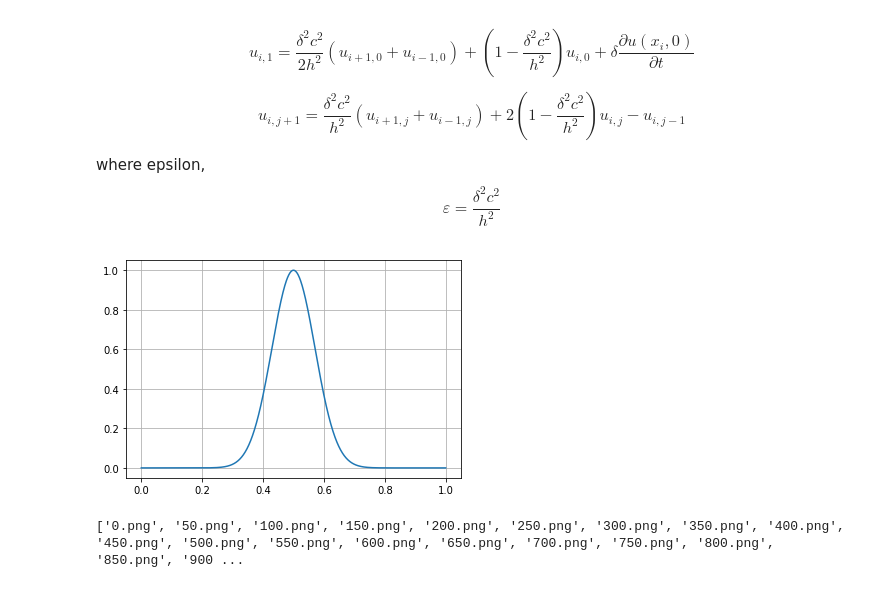
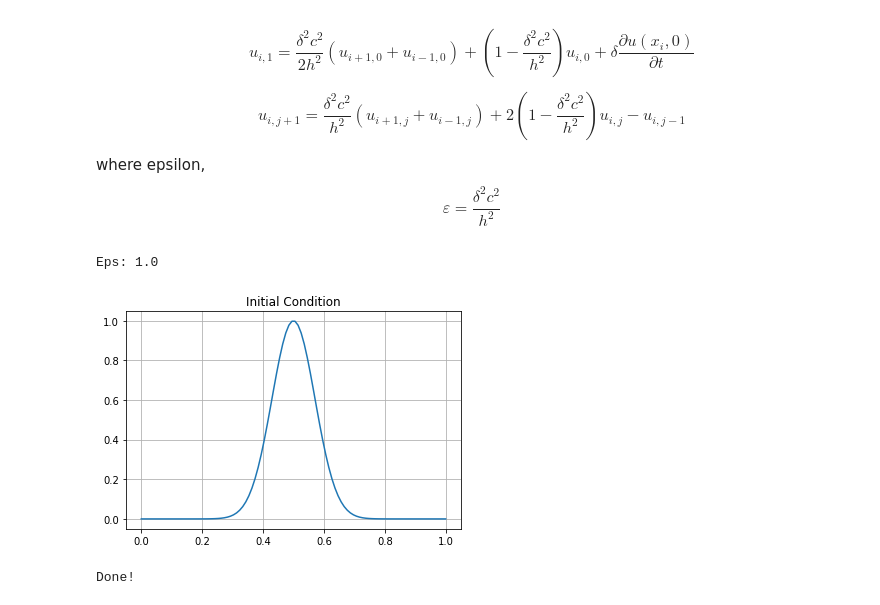
Before and after one commit to narula2000/ssm, a Jupyter notebook: Topic 02 - Partial Differential Equation (PDE)/2.1 Partial Differential Equation (PDE).ipynb, the cells around one changed output. Drawn from its saved outputs; the diff is of its cells as text; code cells hidden in the pictures.

```diff
--- a/Topic 02 - Partial Differential Equation (PDE)/2.1 Partial Differential Equation (PDE).ipynb
+++ b/Topic 02 - Partial Differential Equation (PDE)/2.1 Partial Differential Equation (PDE).ipynb
@@ -168,7 +167,7 @@ L = 1
 
 # Set up an array of ux0
 x = np.linspace(0, 1., num=N+1, endpoint=True)
-Ux0 = np.exp(-100. * (x - 0.5)**2)  # initial value
+Ux0 = np.exp(-100. * (x - 0.5)**2)  # initial value compute t0
 
 # ensuring both ends are fixed at zero
 Ux0[0] = 0
@@ -188,9 +187,9 @@ eps = ((dt*c / dh)**2)  # Calculate epsilon
 Uij = np.zeros(N+1)
 for i in np.linspace(1, N-1, N-1, dtype=int):
     Uij[i] = 0.5 * eps * (Ux0[i+1] + Ux0[i-1]) + \
-        (1. - eps) * (Ux0[i]) + dt * dUx0[i]
+        (1. - eps) * (Ux0[i])
 
-plt.plot(x, Uij)
+plt.plot(x, Ux0)
 plt.grid()
 plt.title("Initial Condition")
 plt.show()
@@ -239,71 +241,81 @@ $${u_{i,j + 1}} = \frac{{{\delta ^2}{c^2}}}{{{h^2}}}\left( {{u_{i + 1,j}} + {u_{
 where epsilon,
 $$ \varepsilon = \frac{\delta ^2 c^2}{h^2} $$
 # %%
-Nt = 10000  # Temporal steps
-Nx = 1000   # Spatial steps
+deltaT = 0.0001
+deltaX = 0.01
 
 tMin = 0
-tMax = 10
+tMax = 1
 
 xMin = 0
 xMax = 1
 
+Nt = int(tMax/deltaT)  # Temporal steps
+Nx = int(xMax/deltaX)  # Spatial steps
+
 t = np.linspace(tMin, tMax, num=Nt, endpoint=True)
 x = np.linspace(xMin, xMax, num=Nx, endpoint=True)
 
-# Compute Secondary varibles
-deltaT = t[1] - t[0]
-deltaX = x[1] - x[0]
+# Compute Secondary variables
 c = 100
-h = Nx / Nt
-eps = deltaT**2 * c**2 / h**2
+eps = (deltaT*c / deltaX)**2
+# Error propagates if eps > 1. Make sure dT,dX,c do not produce eps > 1
+print('Eps:',eps)
 
 U = np.zeros((Nt, Nx), dtype=np.longdouble)
+dUx0 = 0. # Cause partial differential of t of U(x,0) is 0
 
-# Compute Intial values
+# Compute U(j=0). We will compute U(j>0) later in the iteration below.
 U[0, :] = np.exp(-100. * (x - 0.5)**2)
 
-# Plot Intial Condition
+# Plot Initial Condition
 plt.plot(x, U[0, :])
 plt.grid()
 plt.title("Initial Condition")
 plt.show()
 
 # Iterate to the matrix u
-for j in trange(1, Nt-1):
+for j in trange(Nt-1):
     for i in range(Nx):
-        # Check boudary conditions
+        # Check boundary conditions
         if i == 0 or i == Nx-1:
-            U[j][i] = 0  # Set boundary conditions
-        else:
+            U[j+1][i] = 0
+        elif j == 0:  # we calculate U(j=1) from U(j=0).
+            U_ip1 = U[0][i+1]
+            U_im1 = U[0][i-1]
+            U_ij = U[0][i]
+
+            U[1][i] = 0.5*eps*(U_ip1 + U_im1)+(1. - eps)*U_ij + deltaT*dUx0
+        else:  # we then calculate U(j+1) from U(j)
             U_ip1 = U[j][i+1]
             U_im1 = U[j][i-1]
-            U_ij  = U[j][i]
+            U_ij = U[j][i]
             U_jm1 = U[j-1][i]
 
-            U[j+1][i] = eps * (U_ip1 + U_im1) + 2. * (1. - eps) * U_ij - U_jm1
+            U[j+1][i] = eps*(U_ip1 + U_im1) + 2.*(1. - eps)*U_ij - U_jm1
 frames = []
-for i in trange(0, Nt, 50):
+for i in trange(0, Nt, 5):
     plt.plot(x, U[i, :])
-#     plt.ylim(-1, 1)
+    plt.ylim(-1, 1)
     plt.grid()
 
     # make frame
     frame = f'{i}.png'
     frames.append(frame)
     # save frame
     plt.savefig(frame)
     plt.close()
 
 with imageio.get_writer('wave-refactor-ans.gif', mode='I') as writer:
     for frame in frames:
         image = imageio.imread(frame)
         writer.append_data(image)
 
 # Remove files
 for filename in set(frames):
     os.remove(filename)
 print("Done!")
 # %% [output]
+Eps: 1.0
-[figure, old version]
+[figure, new version]
-['0.png', '50.png', '100.png', '150.png', '200.png', '250.png', '300.png', '350.png', '400.png', '450.png', '500.png', '550.png', '600.png', '650.png', '700.png', '750.png', '800.png', '850.png', '900 ...
+Done!
```
Also changed, not shown: parts of 11 cells of this notebook, 7 other files.
